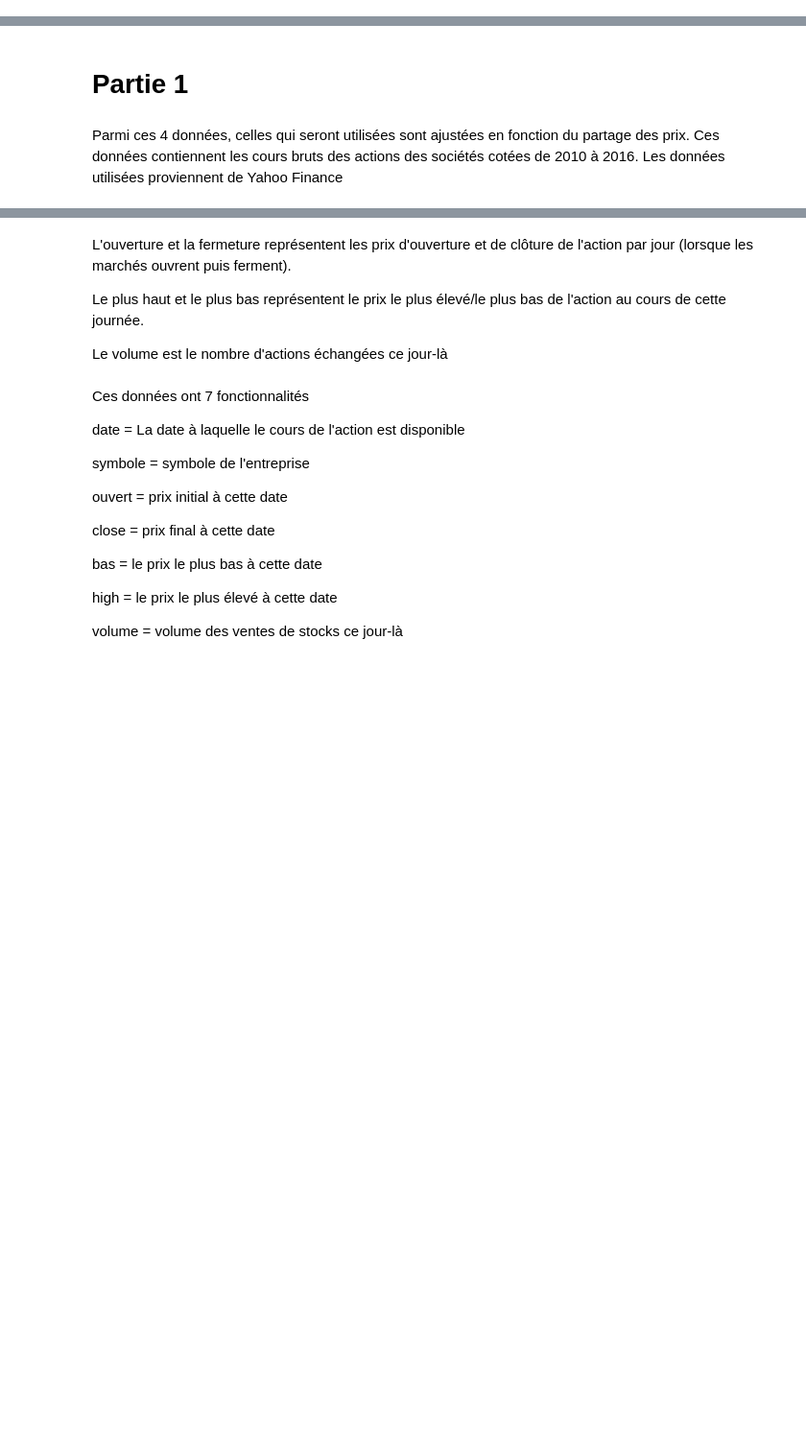
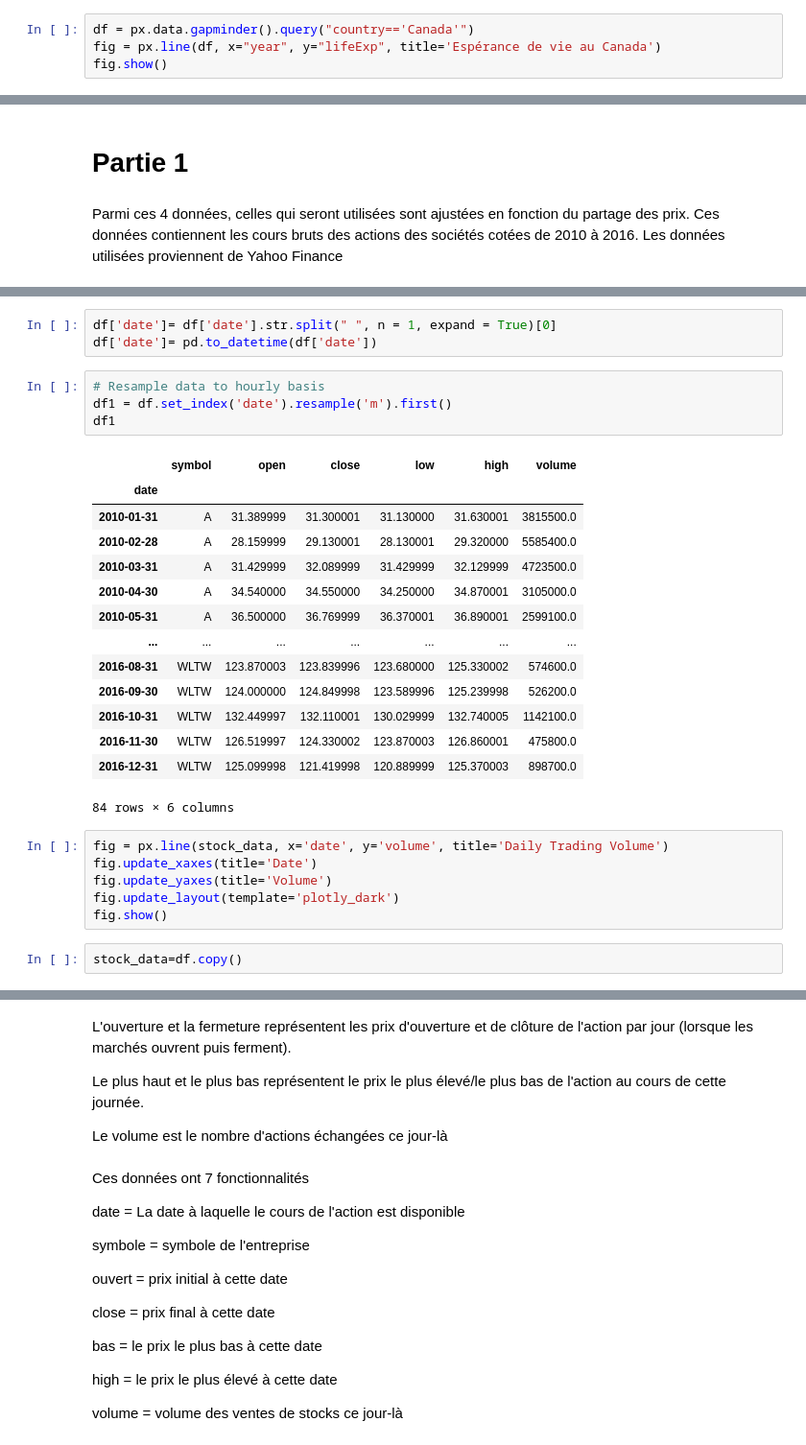
Before and after one commit to ouldsidy/Projets, a Jupyter notebook: Projet_mise_en_pratique_en_finace.ipynb, the cells around one changed output, grey strips where cells are left out. Shown at 96% size. Drawn from its saved outputs; the diff is of its cells as text; blank space fills up the shorter version.

```diff
--- a/Projet_mise_en_pratique_en_finace.ipynb
+++ b/Projet_mise_en_pratique_en_finace.ipynb
@@ -2,0 +26,4 @@
+# %%
+df = px.data.gapminder().query("country=='Canada'")
+fig = px.line(df, x="year", y="lifeExp", title='Espérance de vie au Canada')
+fig.show()
@@ -39,3 +173,33 @@ df_1.head()
 | 2 | 2016-01-07 00:00:00 | WLTW | 116.379997 | 114.949997 | 114.930000 | 119.739998 | 2489500.0 |
 | 3 | 2016-01-08 00:00:00 | WLTW | 115.480003 | 116.620003 | 113.500000 | 117.440002 | 2006300.0 |
 | 4 | 2016-01-11 00:00:00 | WLTW | 117.010002 | 114.970001 | 114.089996 | 117.330002 | 1408600.0 |
+# %%
+df['date']= df['date'].str.split(" ", n = 1, expand = True)[0]
+df['date']= pd.to_datetime(df['date'])
+# %%
+# Resample data to hourly basis
+df1 = df.set_index('date').resample('m').first()
+df1
+# %% [output]
+|  | symbol | open | close | low | high | volume |
+| date |  |  |  |  |  |  |
+| 2010-01-31 | A | 31.389999 | 31.300001 | 31.130000 | 31.630001 | 3815500.0 |
+| 2010-02-28 | A | 28.159999 | 29.130001 | 28.130001 | 29.320000 | 5585400.0 |
+| 2010-03-31 | A | 31.429999 | 32.089999 | 31.429999 | 32.129999 | 4723500.0 |
+| 2010-04-30 | A | 34.540000 | 34.550000 | 34.250000 | 34.870001 | 3105000.0 |
+| 2010-05-31 | A | 36.500000 | 36.769999 | 36.370001 | 36.890001 | 2599100.0 |
+| ... | ... | ... | ... | ... | ... | ... |
+| 2016-08-31 | WLTW | 123.870003 | 123.839996 | 123.680000 | 125.330002 | 574600.0 |
+| 2016-09-30 | WLTW | 124.000000 | 124.849998 | 123.589996 | 125.239998 | 526200.0 |
+| 2016-10-31 | WLTW | 132.449997 | 132.110001 | 130.029999 | 132.740005 | 1142100.0 |
+| 2016-11-30 | WLTW | 126.519997 | 124.330002 | 123.870003 | 126.860001 | 475800.0 |
+| 2016-12-31 | WLTW | 125.099998 | 121.419998 | 120.889999 | 125.370003 | 898700.0 |
+84 rows × 6 columns
+# %%
+fig = px.line(stock_data, x='date', y='volume', title='Daily Trading Volume')
+fig.update_xaxes(title='Date')
+fig.update_yaxes(title='Volume')
+fig.update_layout(template='plotly_dark')
+fig.show()
+# %%
+stock_data=df.copy()
```
Also changed, not shown: parts of 28 cells of this notebook.
